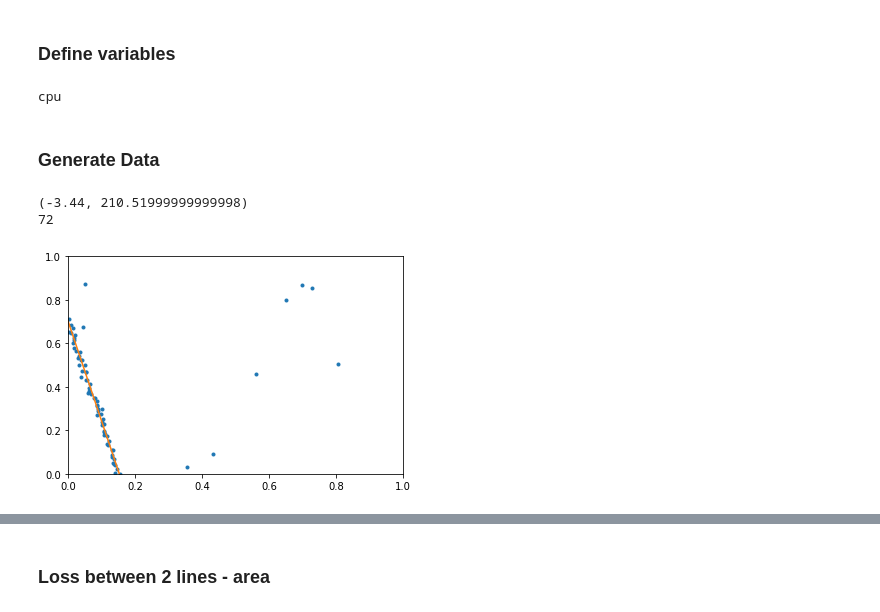
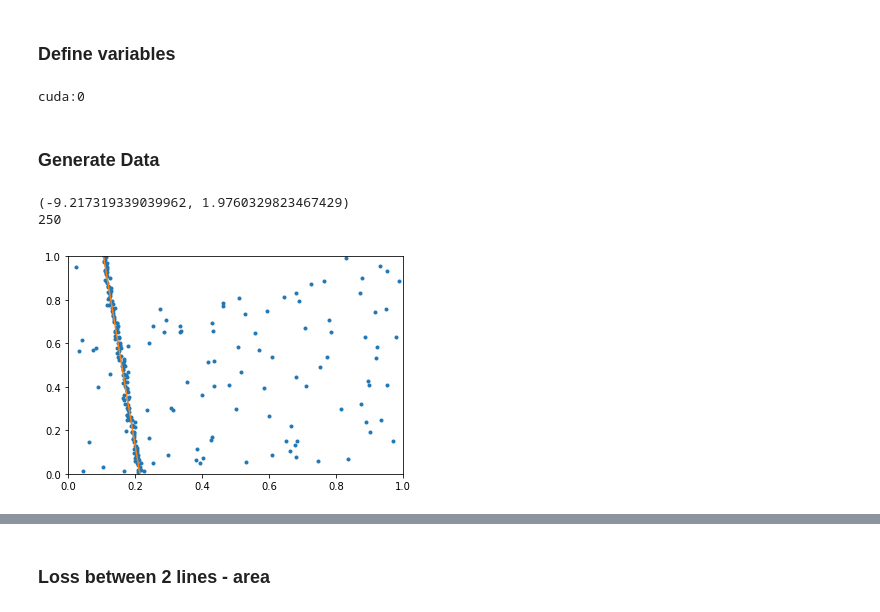
Before and after one commit to BereniceCourant/ImprRansac, a Jupyter notebook: Utils.ipynb, the cells around one changed output, grey strips where cells are left out. Drawn from its saved outputs; the diff is of its cells as text; code cells hidden in the pictures.

```diff
--- a/Utils.ipynb
+++ b/Utils.ipynb
@@ -8,8 +11,8 @@ from itertools import chain
 # %% [markdown]
 ### Define variables
 # %%
-sigma_noise_utils = [2, 2]
-image_size_utils = (400, 300)
+sigma_noise_utils = [0.005, 0.005]
+#image_size_utils = (400, 300)
 nbr_inliers_utils=300
 nbr_outliers_utils=200
 threshold_inliers = 2
@@ -17,7 +20,7 @@ threshold_inliers = 2
 DEVICE = torch.device("cuda:0" if torch.cuda.is_available() else "cpu")
 print(DEVICE)
 # %% [output]
-cpu
+cuda:0
 # %% [markdown]
 ### Generate Data
 # %%
@@ -121,16 +186,16 @@ def plot_lines(lines, image, ax, c=None):
 # %%
 fig, ax = plt.subplots()
 ax.set_xlim(0, 1)
 ax.set_ylim(0, 1)
-line = generate_line(image_size_utils)
+line = generate_line()
 print(line)
-D = generate_data(line, image_size_utils, sigma_noise_utils, 100, 10)
+D = generate_data(line, sigma_noise_utils, 150, 100)
 plot_data(D, ax)
-plot_line(line, image_size_utils, ax)
+plot_line(line, ax)
 fig.show()
 #print(D)
 print(len(D[0]))
 # %% [output]
-(-3.44, 210.51999999999998)
-72
+(-9.217319339039962, 1.9760329823467429)
+250
-[figure, old version]
+[figure, new version]
```
Also changed, not shown: parts of 48 cells of this notebook, 37 other files.
